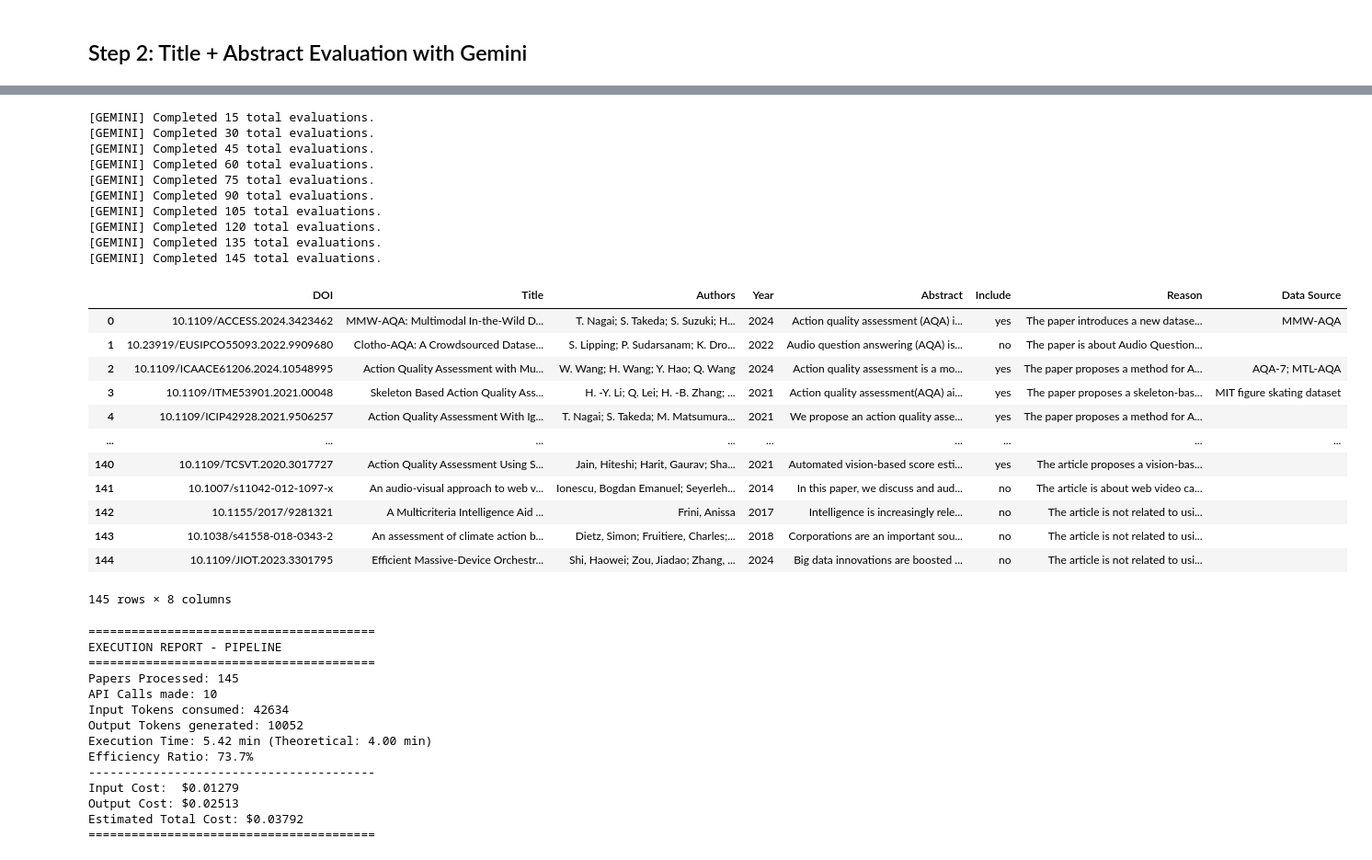
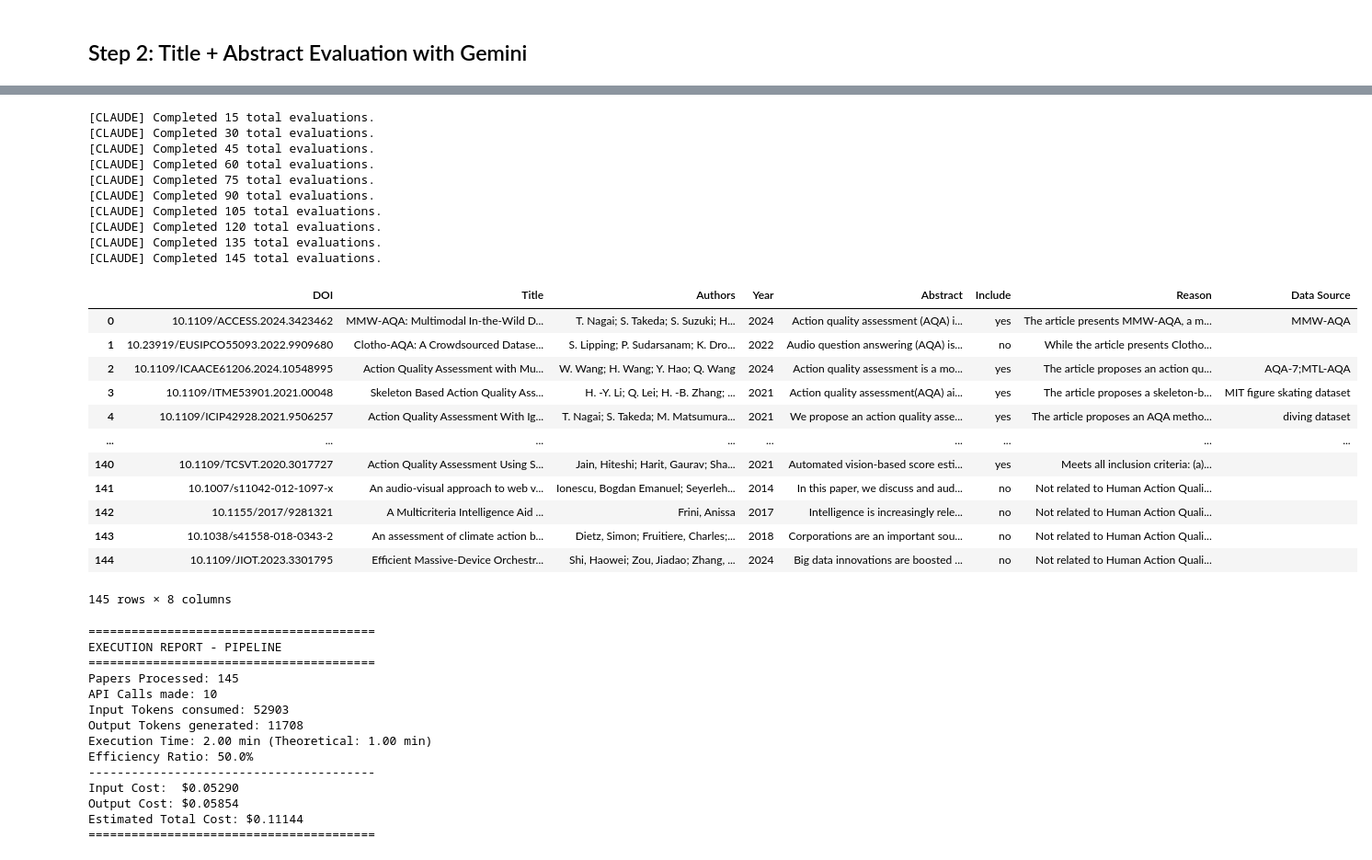
Before and after one commit to FBK-OpenIoT/automating-prisma-public, a Jupyter notebook: notebooks/CLAUDE_01_identification_screening.ipynb, the cells around one changed output, grey strips where cells are left out. Shown at 92% size. Saved outputs shown, nothing was run; the diff lists cells and outputs as text; code cells hidden in the pictures.

Commit message:
Add cost summary CSV and update execution details in notebooks

```diff
--- a/notebooks/CLAUDE_01_identification_screening.ipynb
+++ b/notebooks/CLAUDE_01_identification_screening.ipynb
@@ -215,7 +211,7 @@ RUN_ID = "run_5"
 # %%
 # Rate limiter: max 2 requests every 60 seconds
 _RATE_WINDOW_SEC = 60.0
-_RATE_MAX_CALLS = 2
+_RATE_MAX_CALLS = 5
 _rate_calls_log = deque()
 
 batch_size = 15  # number of papers per batch
@@ -342,54 +338,54 @@ for start in range(0, len(df_evaluated), batch_size):
     chunk = df_evaluated.iloc[start:start + batch_size]
     items = is_open_data_relevant_batch(chunk, client, model=MODEL)
     mapping = {int(it.id): it for it in items} if items else {}
 
     decisions = []
     reasons = []
     sources = []
     for idx in chunk.index:
         it = mapping.get(int(idx))
         if it is None:
             decisions.append(fallback.decision)
             reasons.append(fallback.reason)
             sources.append(fallback.data_source)
         else:
             decisions.append(it.decision)
             reasons.append(it.reason)
             sources.append(it.data_source)
 
     # Update dataframe with results
     df_evaluated.loc[chunk.index, 'Include'] = decisions
     df_evaluated.loc[chunk.index, 'Reason'] = reasons
     df_evaluated.loc[chunk.index, 'Data Source'] = sources
 
 end_total_time = time.monotonic()
 total_real_time_seconds = end_total_time - start_total_time
 theoretical_min_time = ((_sent_calls_count - 1) // _RATE_MAX_CALLS) * _RATE_WINDOW_SEC if _sent_calls_count > 0 else 0
 
 df_evaluated
 # %% [output]
-[GEMINI] Completed 15 total evaluations.
-[GEMINI] Completed 30 total evaluations.
-[GEMINI] Completed 45 total evaluations.
-[GEMINI] Completed 60 total evaluations.
-[GEMINI] Completed 75 total evaluations.
-[GEMINI] Completed 90 total evaluations.
-[GEMINI] Completed 105 total evaluations.
-[GEMINI] Completed 120 total evaluations.
-[GEMINI] Completed 135 total evaluations.
-[GEMINI] Completed 145 total evaluations.
+[CLAUDE] Completed 15 total evaluations.
+[CLAUDE] Completed 30 total evaluations.
+[CLAUDE] Completed 45 total evaluations.
+[CLAUDE] Completed 60 total evaluations.
+[CLAUDE] Completed 75 total evaluations.
+[CLAUDE] Completed 90 total evaluations.
+[CLAUDE] Completed 105 total evaluations.
+[CLAUDE] Completed 120 total evaluations.
+[CLAUDE] Completed 135 total evaluations.
+[CLAUDE] Completed 145 total evaluations.
 |  | DOI | Title | Authors | Year | Abstract | Include | Reason | Data Source |
-| 0 | 10.1109/ACCESS.2024.3423462 | MMW-AQA: Multimodal In-the-Wild D... | T. Nagai; S. Takeda; S. Suzuki; H... | 2024 | Action quality assessment (AQA) i... | yes | The paper introduces a new datase... | MMW-AQA |
-| 1 | 10.23919/EUSIPCO55093.2022.9909680 | Clotho-AQA: A Crowdsourced Datase... | S. Lipping; P. Sudarsanam; K. Dro... | 2022 | Audio question answering (AQA) is... | no | The paper is about Audio Question... |  |
-| 2 | 10.1109/ICAACE61206.2024.10548995 | Action Quality Assessment with Mu... | W. Wang; H. Wang; Y. Hao; Q. Wang | 2024 | Action quality assessment is a mo... | yes | The paper proposes a method for A... | AQA-7; MTL-AQA |
-| 3 | 10.1109/ITME53901.2021.00048 | Skeleton Based Action Quality Ass... | H. -Y. Li; Q. Lei; H. -B. Zhang; ... | 2021 | Action quality assessment(AQA) ai... | yes | The paper proposes a skeleton-bas... | MIT figure skating dataset |
-| 4 | 10.1109/ICIP42928.2021.9506257 | Action Quality Assessment With Ig... | T. Nagai; S. Takeda; M. Matsumura... | 2021 | We propose an action quality asse... | yes | The paper proposes a method for A... |  |
+| 0 | 10.1109/ACCESS.2024.3423462 | MMW-AQA: Multimodal In-the-Wild D... | T. Nagai; S. Takeda; S. Suzuki; H... | 2024 | Action quality assessment (AQA) i... | yes | The article presents MMW-AQA, a m... | MMW-AQA |
+| 1 | 10.23919/EUSIPCO55093.2022.9909680 | Clotho-AQA: A Crowdsourced Datase... | S. Lipping; P. Sudarsanam; K. Dro... | 2022 | Audio question answering (AQA) is... | no | While the article presents Clotho... |  |
+| 2 | 10.1109/ICAACE61206.2024.10548995 | Action Quality Assessment with Mu... | W. Wang; H. Wang; Y. Hao; Q. Wang | 2024 | Action quality assessment is a mo... | yes | The article proposes an action qu... | AQA-7;MTL-AQA |
+| 3 | 10.1109/ITME53901.2021.00048 | Skeleton Based Action Quality Ass... | H. -Y. Li; Q. Lei; H. -B. Zhang; ... | 2021 | Action quality assessment(AQA) ai... | yes | The article proposes a skeleton-b... | MIT figure skating dataset |
+| 4 | 10.1109/ICIP42928.2021.9506257 | Action Quality Assessment With Ig... | T. Nagai; S. Takeda; M. Matsumura... | 2021 | We propose an action quality asse... | yes | The article proposes an AQA metho... | diving dataset |
 | ... | ... | ... | ... | ... | ... | ... | ... | ... |
-| 140 | 10.1109/TCSVT.2020.3017727 | Action Quality Assessment Using S... | Jain, Hiteshi; Harit, Gaurav; Sha... | 2021 | Automated vision-based score esti... | yes | The article proposes a vision-bas... |  |
-| 141 | 10.1007/s11042-012-1097-x | An audio-visual approach to web v... | Ionescu, Bogdan Emanuel; Seyerleh... | 2014 | In this paper, we discuss and aud... | no | The article is about web video ca... |  |
-| 142 | 10.1155/2017/9281321 | A Multicriteria Intelligence Aid ... | Frini, Anissa | 2017 | Intelligence is increasingly rele... | no | The article is not related to usi... |  |
-| 143 | 10.1038/s41558-018-0343-2 | An assessment of climate action b... | Dietz, Simon; Fruitiere, Charles;... | 2018 | Corporations are an important sou... | no | The article is not related to usi... |  |
-| 144 | 10.1109/JIOT.2023.3301795 | Efficient Massive-Device Orchestr... | Shi, Haowei; Zou, Jiadao; Zhang, ... | 2024 | Big data innovations are boosted ... | no | The article is not related to usi... |  |
+| 140 | 10.1109/TCSVT.2020.3017727 | Action Quality Assessment Using S... | Jain, Hiteshi; Harit, Gaurav; Sha... | 2021 | Automated vision-based score esti... | yes | Meets all inclusion criteria: (a)... |  |
+| 141 | 10.1007/s11042-012-1097-x | An audio-visual approach to web v... | Ionescu, Bogdan Emanuel; Seyerleh... | 2014 | In this paper, we discuss and aud... | no | Not related to Human Action Quali... |  |
+| 142 | 10.1155/2017/9281321 | A Multicriteria Intelligence Aid ... | Frini, Anissa | 2017 | Intelligence is increasingly rele... | no | Not related to Human Action Quali... |  |
+| 143 | 10.1038/s41558-018-0343-2 | An assessment of climate action b... | Dietz, Simon; Fruitiere, Charles;... | 2018 | Corporations are an important sou... | no | Not related to Human Action Quali... |  |
+| 144 | 10.1109/JIOT.2023.3301795 | Efficient Massive-Device Orchestr... | Shi, Haowei; Zou, Jiadao; Zhang, ... | 2024 | Big data innovations are boosted ... | no | Not related to Human Action Quali... |  |
 145 rows × 8 columns
 # %%
 # --- FINAL REPORT AND COSTS ---
@@ -407,9 +403,9 @@ print(f"Execution Time: {total_real_time_seconds/60:.2f} min (Theoretical: {theo
 efficiency_ratio = (theoretical_min_time / total_real_time_seconds * 100) if total_real_time_seconds > 0 else 0.0
 print(f"Efficiency Ratio: {efficiency_ratio:.1f}%")
 
-# Pricing GEMINI 2.5 Flash
-PRICE_PER_1M_INPUT_TOKENS = 0.3
-PRICE_PER_1M_OUTPUT_TOKENS = 2.5
+# Pricing CLAUDE Haiku 4.5
+PRICE_PER_1M_INPUT_TOKENS = 1.0
+PRICE_PER_1M_OUTPUT_TOKENS = 5.0
 
 cost_input = (_total_input_tokens / 1_000_000) * PRICE_PER_1M_INPUT_TOKENS
 cost_output = (_total_output_tokens / 1_000_000) * PRICE_PER_1M_OUTPUT_TOKENS
@@ -426,14 +422,14 @@ EXECUTION REPORT - PIPELINE
 ========================================
 Papers Processed: 145
 API Calls made: 10
-Input Tokens consumed: 42634
-Output Tokens generated: 10052
-Execution Time: 5.42 min (Theoretical: 4.00 min)
-Efficiency Ratio: 73.7%
+Input Tokens consumed: 52903
+Output Tokens generated: 11708
+Execution Time: 2.00 min (Theoretical: 1.00 min)
+Efficiency Ratio: 50.0%
 ----------------------------------------
-Input Cost:  $0.01279
-Output Cost: $0.02513
-Estimated Total Cost: $0.03792
+Input Cost:  $0.05290
+Output Cost: $0.05854
+Estimated Total Cost: $0.11144
 ========================================
 # %%
 # Save run summary to CSV
```
Also changed, not shown: parts of 6 cells of this notebook, 11 other files.
